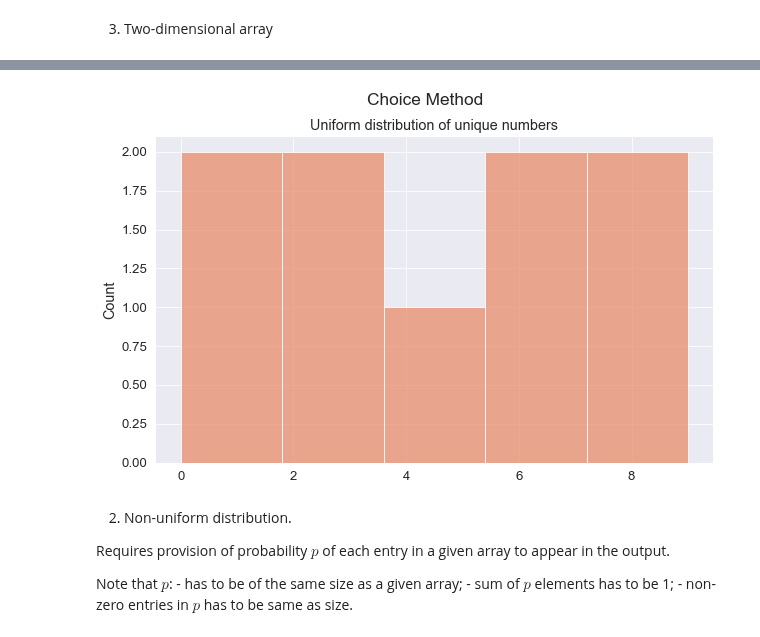
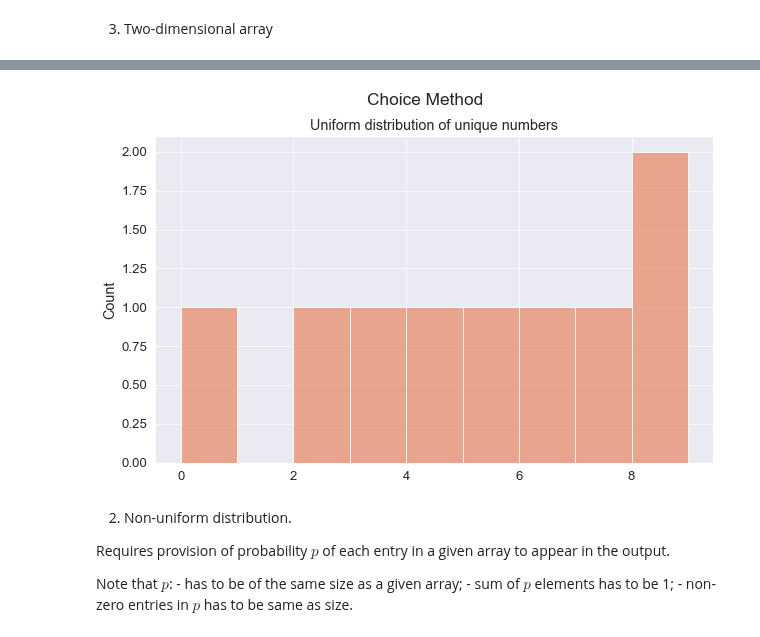
Before and after one commit to olgarozhdestvina/numpy.random, a Jupyter notebook: Numpy.random.ipynb, the cells around one changed output, grey strips where cells are left out. Saved outputs shown, nothing was run; the diff lists cells and outputs as text; code cells hidden in the pictures.

Commit message:
adjusted text in seeds section, changed number of bins in plots for choice method

```diff
--- a/Numpy.random.ipynb
+++ b/Numpy.random.ipynb
@@ -265,13 +265,13 @@ array([8, 6, 5, 3, 9, 0, 7, 2, 1], dtype=int64)
 # %%
 # Plot the array.
 fig, ax = plt.subplots()
 fig.suptitle("Choice Method")
-sns.histplot(x, ax=ax).set_title("Uniform distribution of unique numbers")
+sns.histplot(x, bins=len(x), ax=ax).set_title("Uniform distribution of unique numbers")
 
 # Show the plot.
 plt.show()
 # %% [output]
-[figure, old version]
+[figure, new version]
 # %% [markdown]
  2. Non-uniform distribution.
 
```
Also changed, not shown: parts of 68 cells of this notebook.
